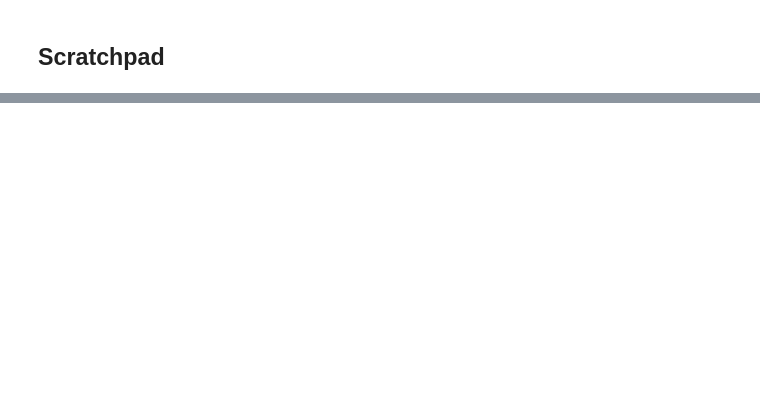
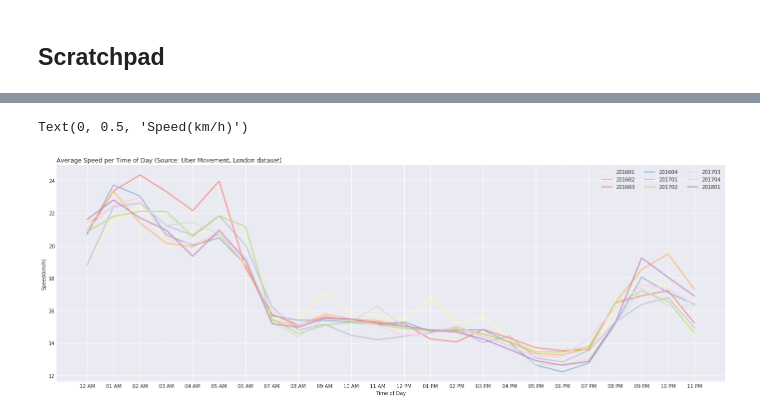
Before and after one commit to cantzakas/gp-demo-aws, a Jupyter notebook: GP-PostGIS-Demo.ipynb, the cells around one changed output, grey strips where cells are left out. Saved outputs shown, nothing was run; the diff lists cells and outputs as text; code cells hidden in the pictures; blank space fills up the shorter version.

```diff
--- a/GP-PostGIS-Demo.ipynb
+++ b/GP-PostGIS-Demo.ipynb
@@ -345,0 +387,6 @@ cmd = "gpload -d {0} -f ./load-raw-traffic-counts.yaml -l ./load-raw-traffic-cou
+# %%
+
+
+# Make a data frame
+result = %sql $DB_USER@$DB_SERVER SELECT * FROM demo.ldn_pivot_1 ORDER BY 1
+df = result.DataFrame()
@@ -346,2 +412,6 @@ cmd = "gpload -d {0} -f ./load-raw-traffic-counts.yaml -l ./load-raw-traffic-cou
 # %% [markdown]
 ## Scratchpad
+# %%
+import datetime as dt
+hours = [dt.time(i).strftime('%I %p') for i in range(24)]
+hours
@@ -347,0 +436,27 @@ cmd = "gpload -d {0} -f ./load-raw-traffic-counts.yaml -l ./load-raw-traffic-cou
+# %%
+#### style
+plt.style.use('seaborn-darkgrid')
+plt.figure(figsize=(24,8))
+
+plt.xticks(np.arange(24, step=1), hours[0:25])
+
+# create a color palette
+palette = plt.get_cmap('Set3')
+
+# multiple line plot
+num=0
+for column in df.drop('hod', axis=1):
+    num+=1
+    plt.plot(df['hod'], df[column], marker='', color=palette(num), linewidth=2, alpha=0.9, label=column[-6:])
+
+# Add legend
+plt.legend(loc='best', ncol=3)
+
+# Add titles
+plt.title("Average Speed per Time of Day (Source: Uber Movement, London dataset)",
+          loc='left', fontsize=12, fontweight=2)
+plt.xlabel("Time of Day")
+plt.ylabel("Speed(km/h)")
+# %% [output]
+Text(0, 0.5, 'Speed(km/h)')
+[figure, added]
```
Also changed, not shown: parts of 20 cells of this notebook, 4 other files.
